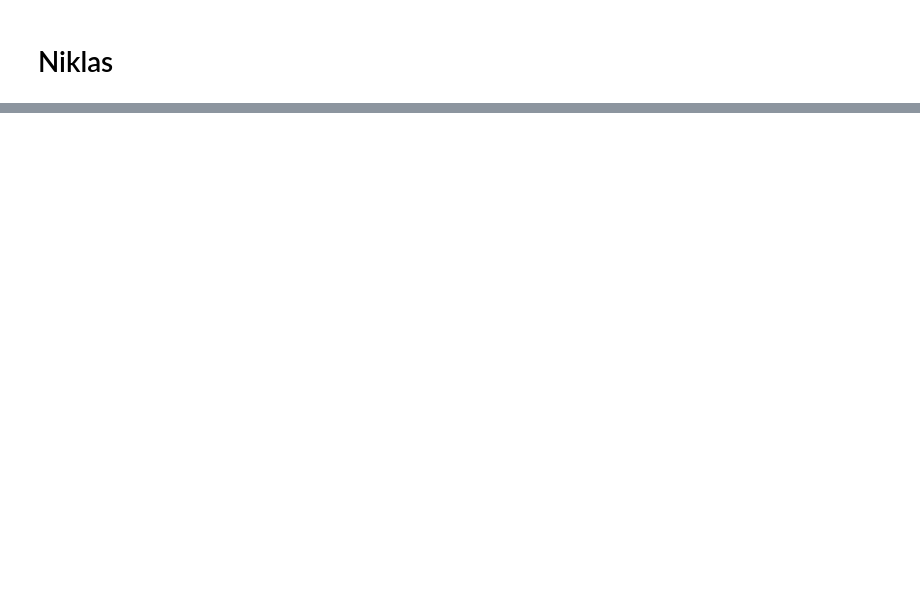
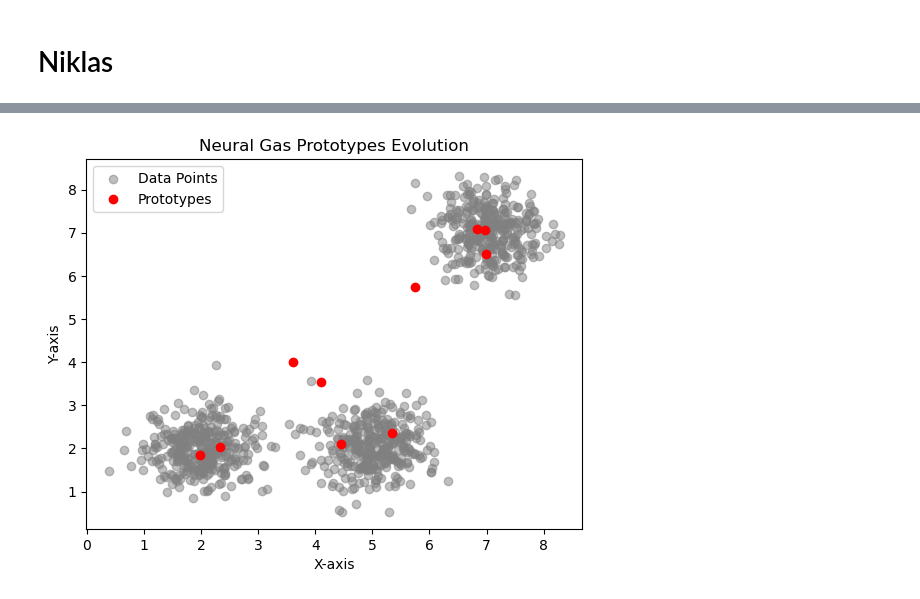
Before and after one commit to d3nnis2001/MaschinellesLernenImWeb, a Jupyter notebook: Exercise4/practical_Niklas.ipynb, the cells around one changed output, grey strips where cells are left out. Saved outputs shown, nothing was run; the diff lists cells and outputs as text; code cells hidden in the pictures; blank space fills up the shorter version.

```diff
--- a/Exercise4/practical_Niklas.ipynb
+++ b/Exercise4/practical_Niklas.ipynb
@@ -199,0 +195,89 @@ plot_clusters(data, prototypes)
+# %%
+import numpy as np
+import matplotlib.pyplot as plt
+from sklearn.datasets import load_wine
+from sklearn.preprocessing import StandardScaler
+from sklearn.decomposition import PCA
+
+
+# Generate synthetic dataset (1000 points from three Gaussian distributions)
+def generate_synthetic_data():
+    np.random.seed(42)
+    cluster_1 = np.random.normal(loc=[2, 2], scale=0.5, size=(333, 2))
+    cluster_2 = np.random.normal(loc=[7, 7], scale=0.5, size=(333, 2))
+    cluster_3 = np.random.normal(loc=[5, 2], scale=0.5, size=(334, 2))
+    return np.vstack([cluster_1, cluster_2, cluster_3])
+
+
+# Load and preprocess Wine dataset
+def load_and_preprocess_wine():
+    wine = load_wine()
+    data = wine.data
+    scaler = StandardScaler()
+    scaled_data = scaler.fit_transform(data)
+    return scaled_data
+
+
+# Neural Gas Algorithm
+def neural_gas(data, n_prototypes, n_iterations, sigma, eta):
+    np.random.seed(42)
+    prototypes = np.random.uniform(np.min(data), np.max(data), (n_prototypes, data.shape[1]))
+
+    for iteration in range(n_iterations):
+        distances = np.linalg.norm(data[:, np.newaxis, :] - prototypes[np.newaxis, :, :], axis=2)
+        ranking = np.argsort(distances, axis=1)
+
+        for i in range(n_prototypes):
+            rank = np.argsort(np.argsort(distances, axis=1), axis=1)[:, :, np.newaxis]
+            update_factor = np.exp(-rank / sigma)
+            numerator = np.sum(update_factor[:, i] * data, axis=0)
+            denominator = np.sum(update_factor[:, i])
+            prototypes[i] = numerator / denominator
+
+        if iteration % 20 == 0:
+            fig, ax = plt.subplots()
+            ax.scatter(data[:, 0], data[:, 1], c='gray', alpha=0.5, label='Data Points')
+            scatter_prototypes, = ax.plot(prototypes[:, 0], prototypes[:, 1], 'ro', label='Prototypes')
+            ax.legend()
+            plt.xlabel('X-axis')
+            plt.ylabel('Y-axis')
+            plt.title('Neural Gas Prototypes Evolution')
+            scatter_prototypes.set_data(prototypes[:, 0], prototypes[:, 1])
+            plt.pause(0.1)
+
+
+    return prototypes
+
+
+# Visualization of prototypes and clusters
+def plot_clusters(data, prototypes, title):
+    plt.scatter(data[:, 0], data[:, 1], c='gray', alpha=0.5, label='Data Points')
+    plt.scatter(prototypes[:, 0], prototypes[:, 1], c='red', label='Prototypes')
+    plt.legend()
+    plt.xlabel('X-axis')
+    plt.ylabel('Y-axis')
+    plt.title(title)
+    plt.show()
+
+
+# Main execution for synthetic dataset
+data_synthetic = generate_synthetic_data()
+n_prototypes = 10
+n_iterations = 100
+sigma = 1.0
+eta = 0.01
+
+prototypes_synthetic = neural_gas(data_synthetic, n_prototypes, n_iterations, sigma, eta)
+plot_clusters(data_synthetic, prototypes_synthetic, "Neural Gas Clustering on Synthetic Data")
+
+# Main execution for Wine dataset
+data_wine = load_and_preprocess_wine()
+
+# Reduce to two dimensions for visualization using PCA
+pca = PCA(n_components=2)
+data_wine_2d = pca.fit_transform(data_wine)
+
+prototypes_wine = neural_gas(data_wine_2d, n_prototypes, n_iterations, sigma, eta)
+plot_clusters(data_wine_2d, prototypes_wine, "Neural Gas Clustering on Wine Dataset")
+# %% [output]
+[figure, added]
```
Also changed, not shown: parts of 6 cells of this notebook.
